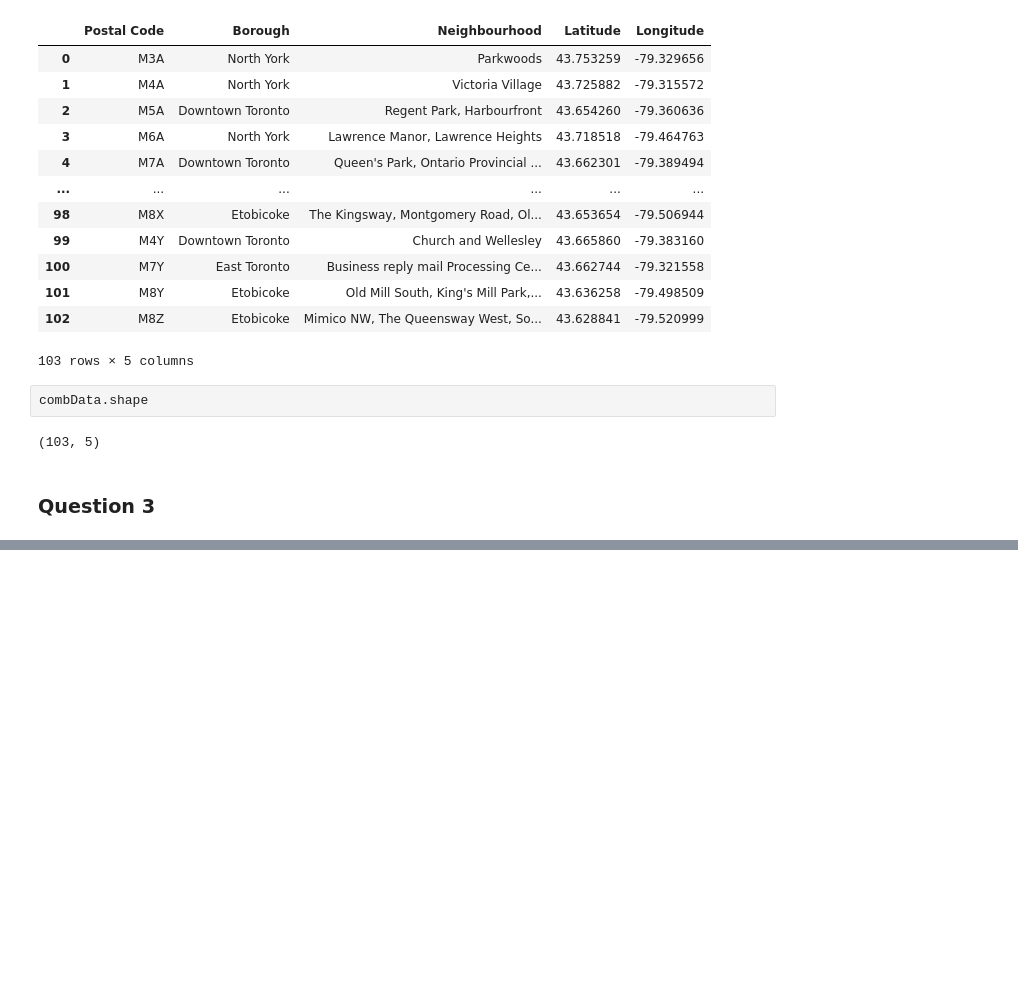
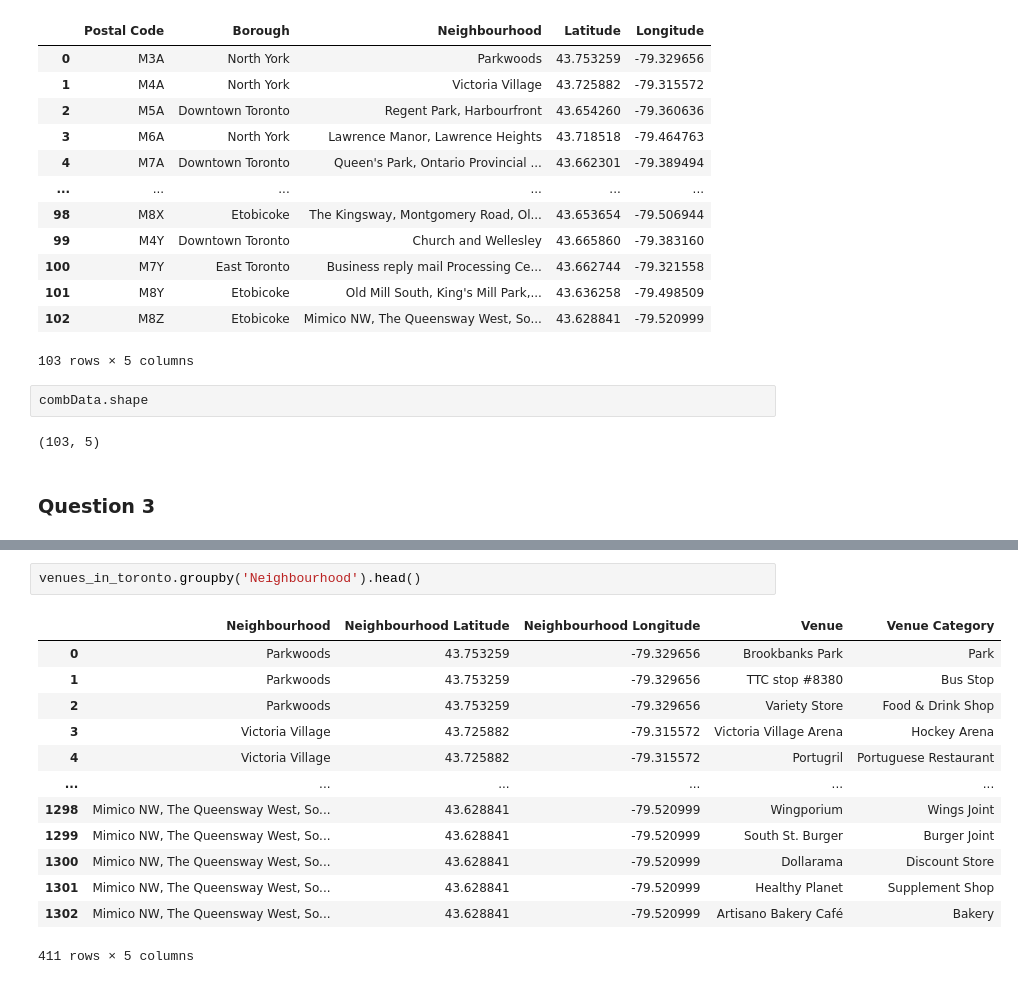
Before and after one commit to singh-tanuj/Coursera_Capstone, a Jupyter notebook: Segmenting and Clustering Neighborhoods in Toronto.ipynb, the cells around one changed output, grey strips where cells are left out. Cells and saved outputs as stored; diff of their text form; blank space fills up the shorter version.

```diff
--- a/Segmenting and Clustering Neighborhoods in Toronto.ipynb
+++ b/Segmenting and Clustering Neighborhoods in Toronto.ipynb
@@ -200,0 +312,16 @@ geolocator = Nomanatim(user_agent = "toronto_explorer")
+# %%
+venues_in_toronto.groupby('Neighbourhood').head()
+# %% [output]
+|  | Neighbourhood | Neighbourhood Latitude | Neighbourhood Longitude | Venue | Venue Category |
+| 0 | Parkwoods | 43.753259 | -79.329656 | Brookbanks Park | Park |
+| 1 | Parkwoods | 43.753259 | -79.329656 | TTC stop #8380 | Bus Stop |
+| 2 | Parkwoods | 43.753259 | -79.329656 | Variety Store | Food & Drink Shop |
+| 3 | Victoria Village | 43.725882 | -79.315572 | Victoria Village Arena | Hockey Arena |
+| 4 | Victoria Village | 43.725882 | -79.315572 | Portugril | Portuguese Restaurant |
+| ... | ... | ... | ... | ... | ... |
+| 1298 | Mimico NW, The Queensway West, So... | 43.628841 | -79.520999 | Wingporium | Wings Joint |
+| 1299 | Mimico NW, The Queensway West, So... | 43.628841 | -79.520999 | South St. Burger | Burger Joint |
+| 1300 | Mimico NW, The Queensway West, So... | 43.628841 | -79.520999 | Dollarama | Discount Store |
+| 1301 | Mimico NW, The Queensway West, So... | 43.628841 | -79.520999 | Healthy Planet | Supplement Shop |
+| 1302 | Mimico NW, The Queensway West, So... | 43.628841 | -79.520999 | Artisano Bakery Café | Bakery |
+411 rows × 5 columns
```
Also changed, not shown: parts of 30 cells of this notebook.
